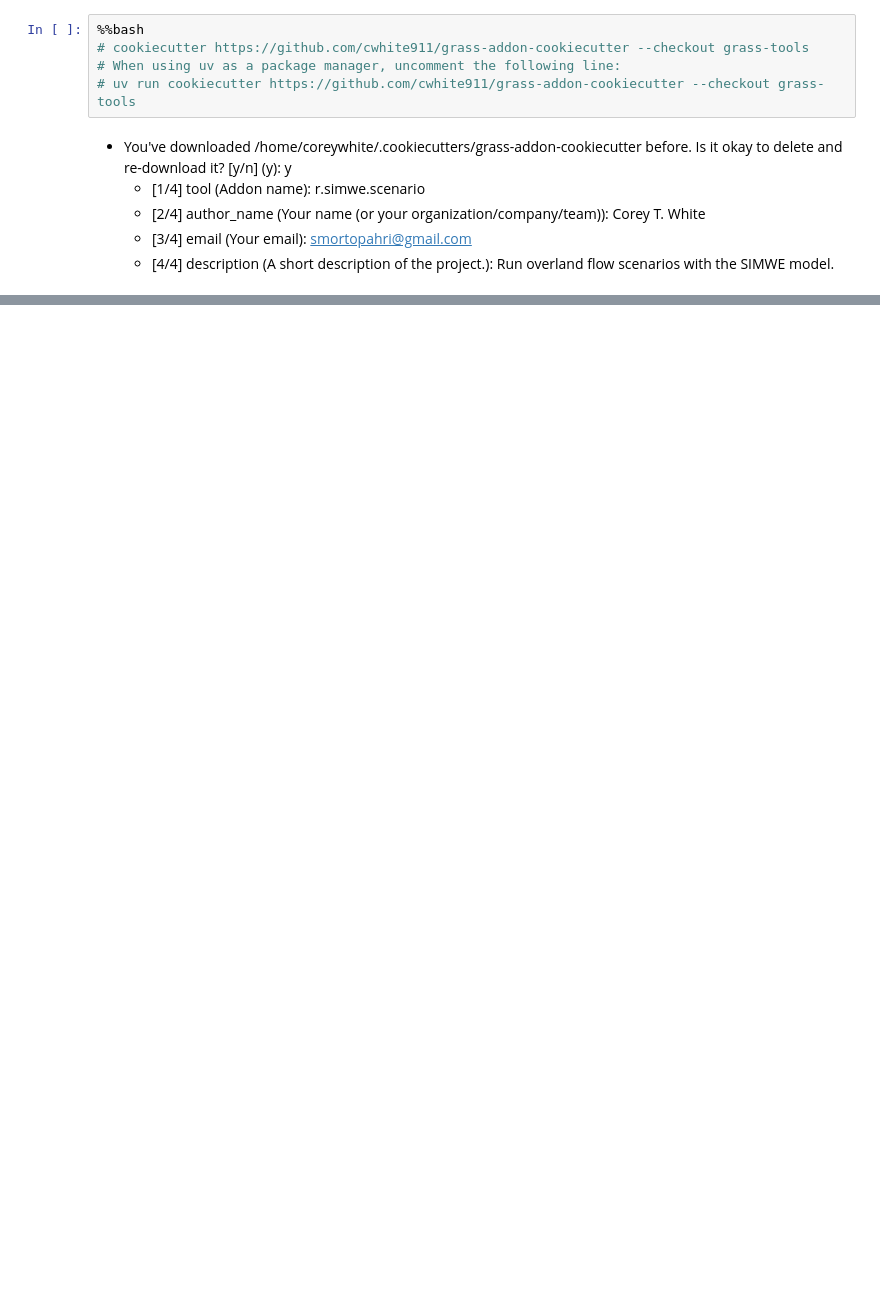
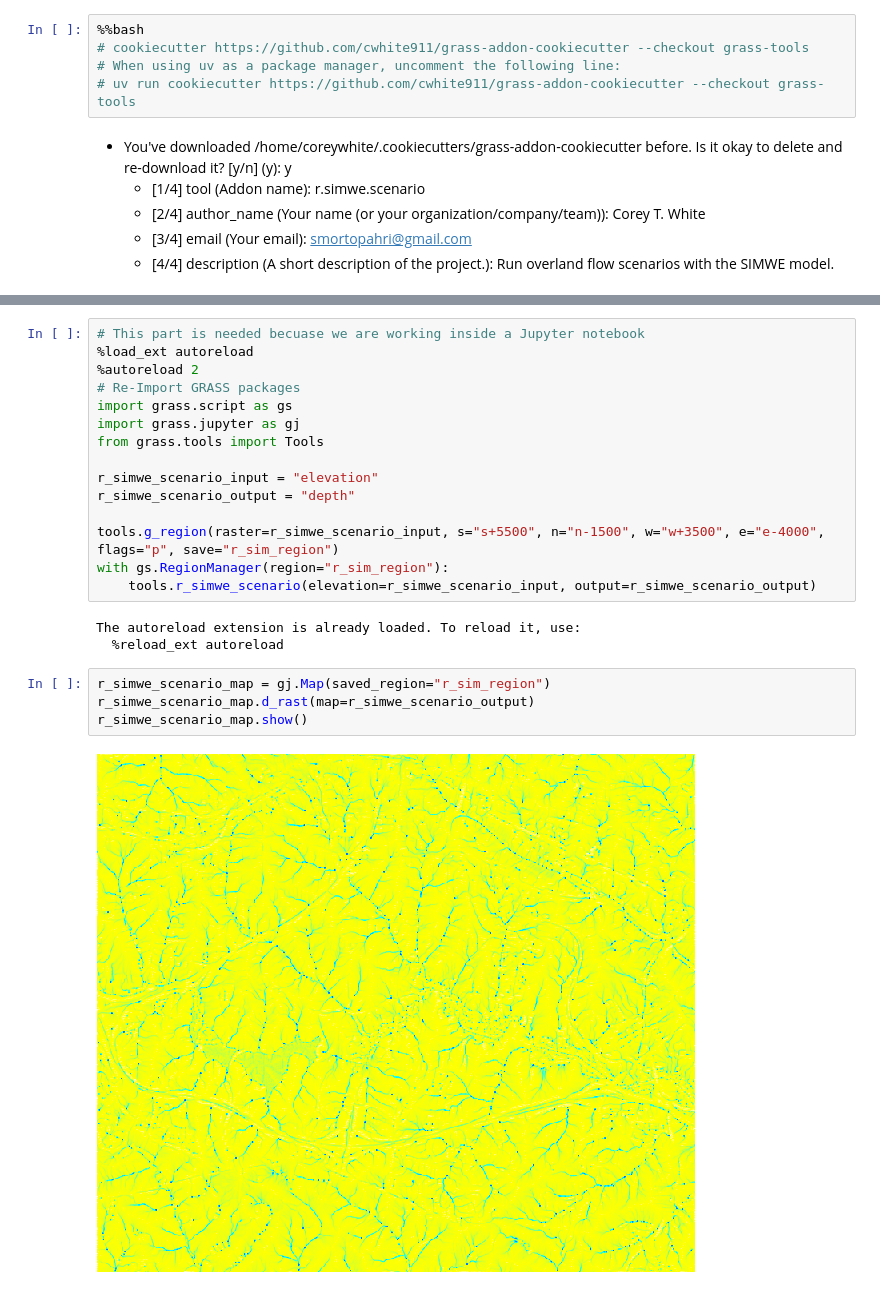
Before and after one commit to cwhite911/FOSS4GNA-2025-workshop, a Jupyter notebook: workshop/part_3_project/project.ipynb, the cells around one changed output, grey strips where cells are left out. Cells and saved outputs as stored; diff of their text form; blank space fills up the shorter version.

```diff
--- a/workshop/part_3_project/project.ipynb
+++ b/workshop/part_3_project/project.ipynb
@@ -100,0 +423,24 @@ if __name__ == "__main__":
+# %%
+# This part is needed becuase we are working inside a Jupyter notebook
+%load_ext autoreload
+%autoreload 2
+# Re-Import GRASS packages
+import grass.script as gs
+import grass.jupyter as gj
+from grass.tools import Tools
+
+r_simwe_scenario_input = "elevation"
+r_simwe_scenario_output = "depth"
+
+tools.g_region(raster=r_simwe_scenario_input, s="s+5500", n="n-1500", w="w+3500", e="e-4000", flags="p", save="r_sim_region")
+with gs.RegionManager(region="r_sim_region"):
+    tools.r_simwe_scenario(elevation=r_simwe_scenario_input, output=r_simwe_scenario_output)
+# %% [output]
+The autoreload extension is already loaded. To reload it, use:
+  %reload_ext autoreload
+# %%
+r_simwe_scenario_map = gj.Map(saved_region="r_sim_region")
+r_simwe_scenario_map.d_rast(map=r_simwe_scenario_output)
+r_simwe_scenario_map.show()
+# %% [output]
+[figure, added]
```
Also changed, not shown: parts of 11 cells of this notebook, 4 other files.
